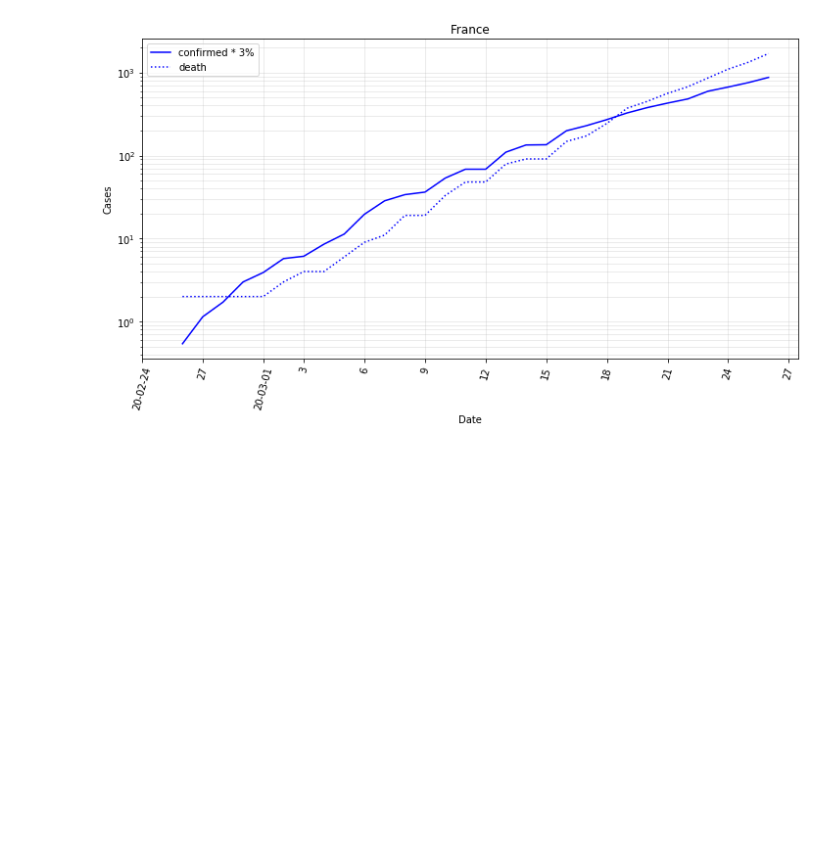
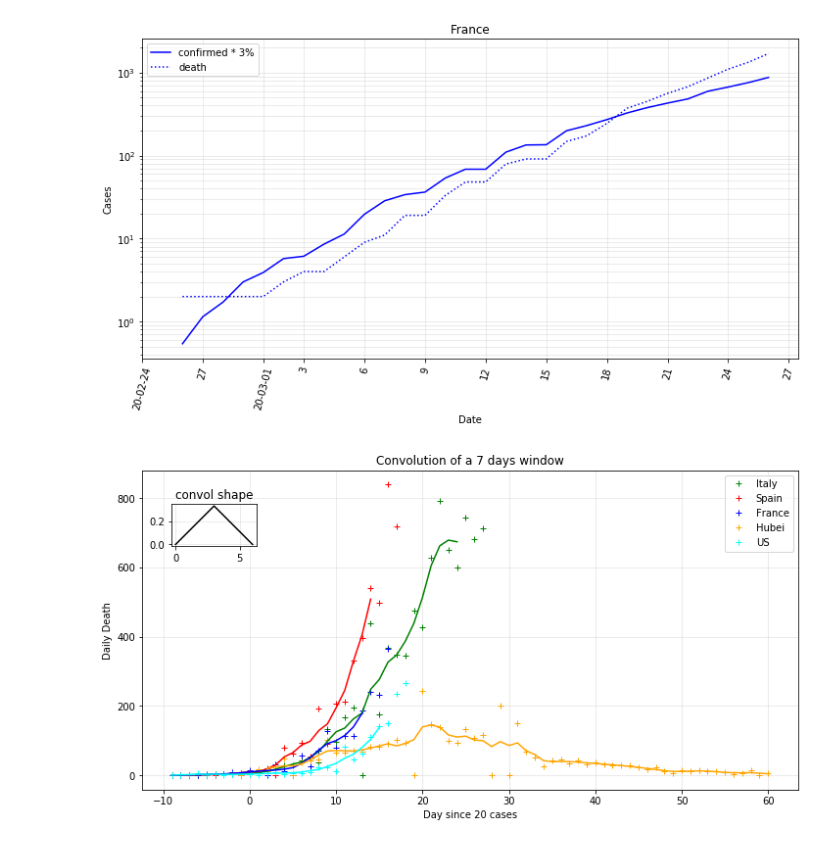
Before and after one commit to SylvainGuieu/corona, a Jupyter notebook: corona.ipynb, the cells around one changed output. Drawn from its saved outputs; the diff is of its cells as text; code cells hidden in the pictures; blank space fills up the shorter version.

Commit message:
update figures

```diff
--- a/corona.ipynb
+++ b/corona.ipynb
@@ -359,3 +359,27 @@ c.plot(style={'label':'confirmed * 3%'})
 _ = d.plot(style={'label':'death'}).set(yscale='log', xlabel="Date", ylabel="Cases", title="France")
 # %% [output]
 [figure]
+# %%
+origins = death.when_case_exceed(20)
+subset = death.subset([ 'Italy', 'Spain', 'France', 'Hubei', 'US'])
+subset = subset.get_day_indexed(origins).subset(start=-10, end=60).cases # .cases is necessary to extract only data
+
+sd = subset.iloc[:,1:] - np.asarray(subset.iloc[:,0:-1])  # to_numpy
+sd2 = sd.copy() # for smoothed data
+
+# w = np.array([1, 1, 1, 1, 1, 1, 1]) # flat window
+#w = np.blackman(7)  # gauss like
+# w = np.hanning(9)
+#w = np.hamming(9)
+w = np.bartlett(7) # triangle shape
+
+w = w/w.sum()
+for name, row in sd.iterrows():
+    sd2.loc[name,:] = np.convolve(w, np.asarray(row), mode='same')
+
+
+sd.plot(linestyle="None", marker="+")
+sd2.plot(label=None, linestyle="solid").set(ylabel="Daily Death", xlabel="Day since 20 cases", title="Convolution of a 7 days window")
+_ = plt.axes((0.16, 0.7, 0.1, 0.1), title="convol shape").plot(w, 'k-')
+# %% [output]
+[figure, added]
```
Also changed, not shown: 2 other files.
